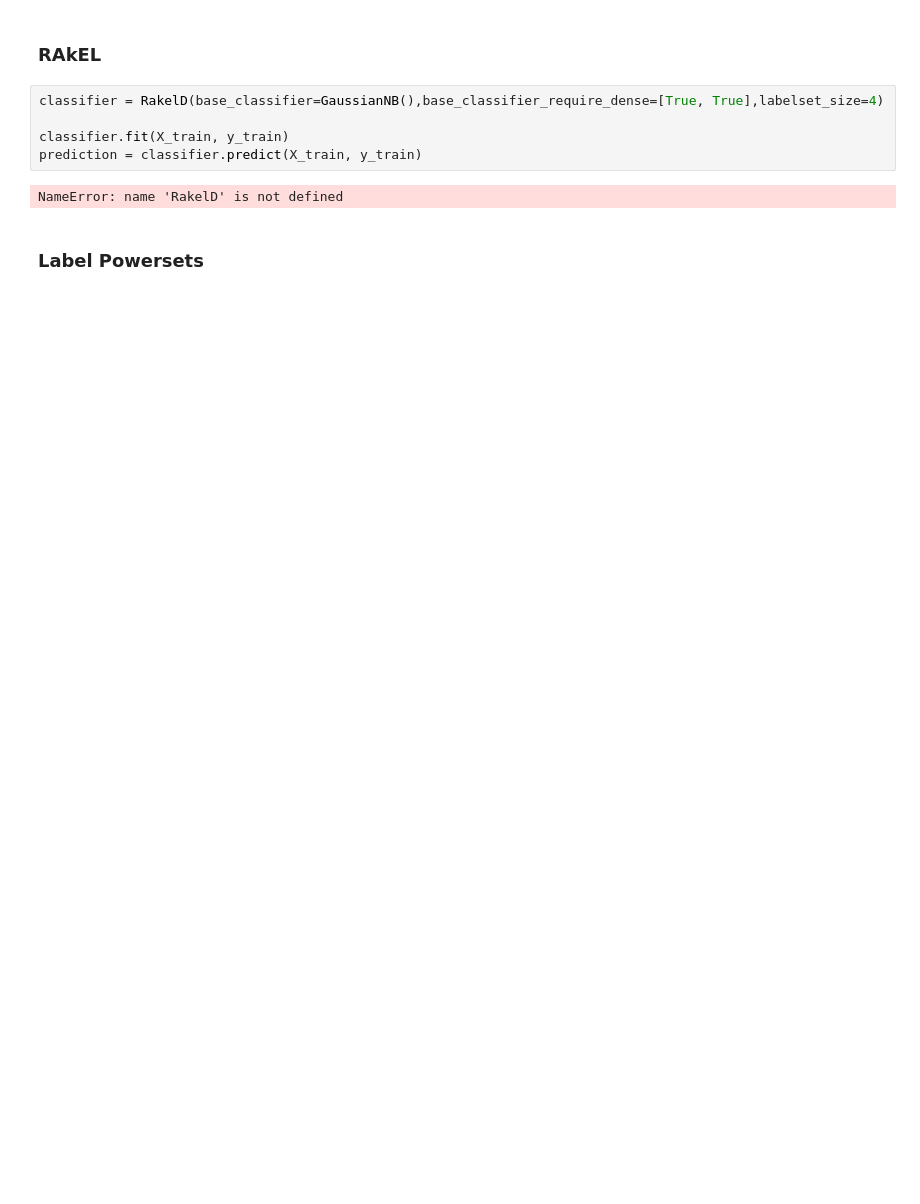
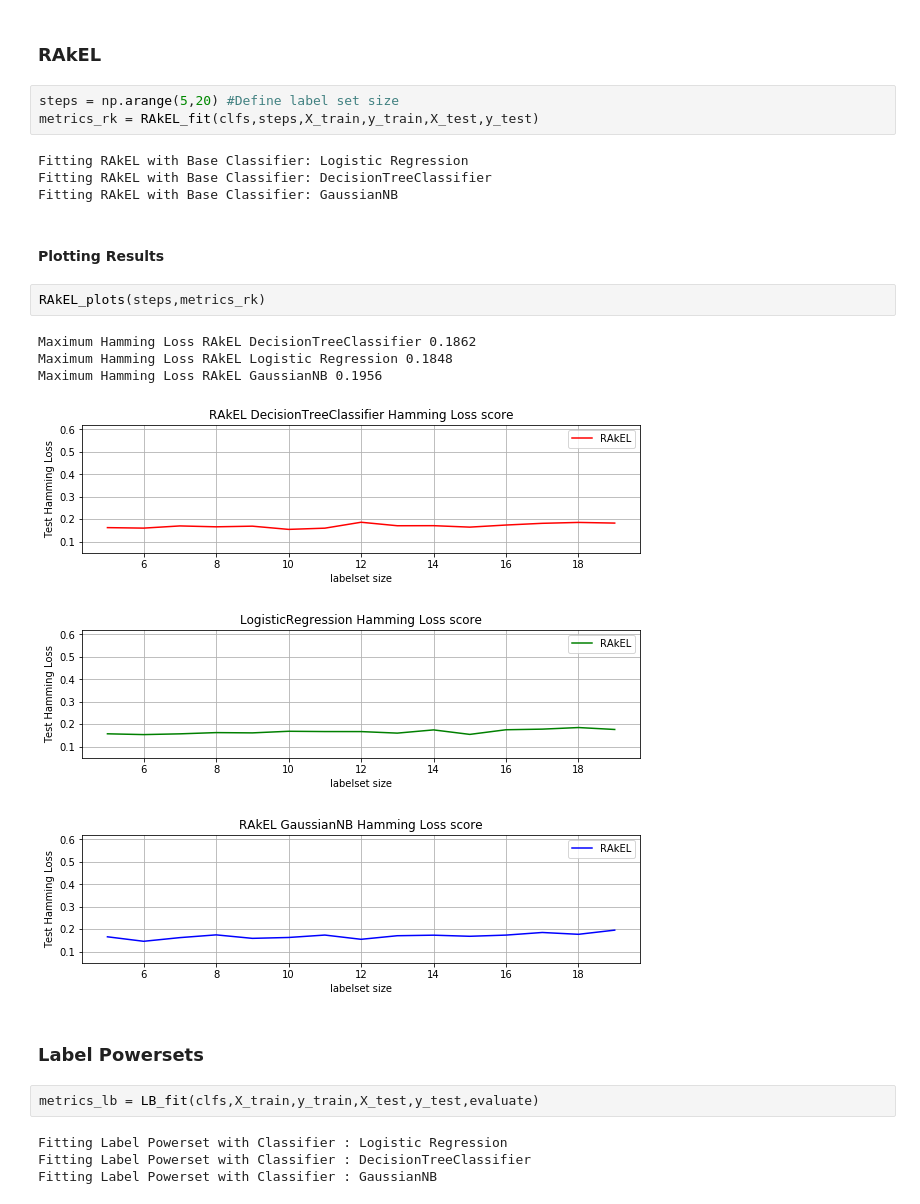
Before and after one commit to Adamantios/Delicious-MIL, a Jupyter notebook: PartA.ipynb, the cells around one changed output. Cells and saved outputs as stored; diff of their text form; blank space fills up the shorter version.

```diff
--- a/PartA.ipynb
+++ b/PartA.ipynb
@@ -274,11 +269,28 @@ ValueError: shape mismatch: objects cannot be broadcast to a single shape
 # %% [markdown]
 ### RAkEL
-# %%
-classifier = RakelD(base_classifier=GaussianNB(),base_classifier_require_dense=[True, True],labelset_size=4)
-
-classifier.fit(X_train, y_train)
-prediction = classifier.predict(X_train, y_train)
-# %% [output]
-NameError: name 'RakelD' is not defined
+# %%
+steps = np.arange(5,20) #Define label set size
+metrics_rk = RAkEL_fit(clfs,steps,X_train,y_train,X_test,y_test)
+# %% [output]
+Fitting RAkEL with Base Classifier: Logistic Regression
+Fitting RAkEL with Base Classifier: DecisionTreeClassifier
+Fitting RAkEL with Base Classifier: GaussianNB
+# %% [markdown]
+#### Plotting Results
+# %%
+RAkEL_plots(steps,metrics_rk)
+# %% [output]
+Maximum Hamming Loss RAkEL DecisionTreeClassifier 0.1862
+Maximum Hamming Loss RAkEL Logistic Regression 0.1848
+Maximum Hamming Loss RAkEL GaussianNB 0.1956
+[figure, added]
+[figure, added]
+[figure, added]
 # %% [markdown]
 ### Label Powersets
+# %%
+metrics_lb = LB_fit(clfs,X_train,y_train,X_test,y_test,evaluate)
+# %% [output]
+Fitting Label Powerset with Classifier : Logistic Regression
+Fitting Label Powerset with Classifier : DecisionTreeClassifier
+Fitting Label Powerset with Classifier : GaussianNB
```
Also changed, not shown: parts of 18 cells of this notebook.
